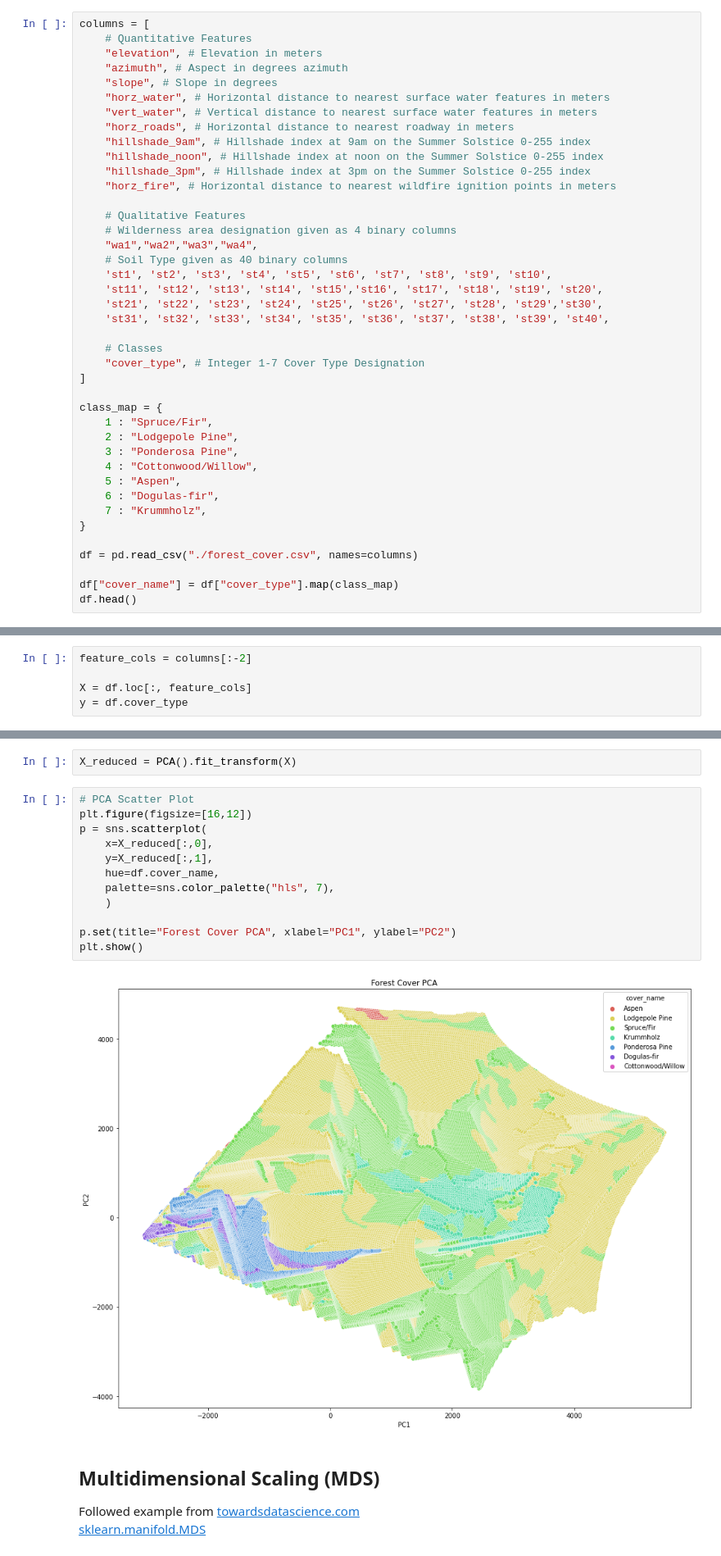
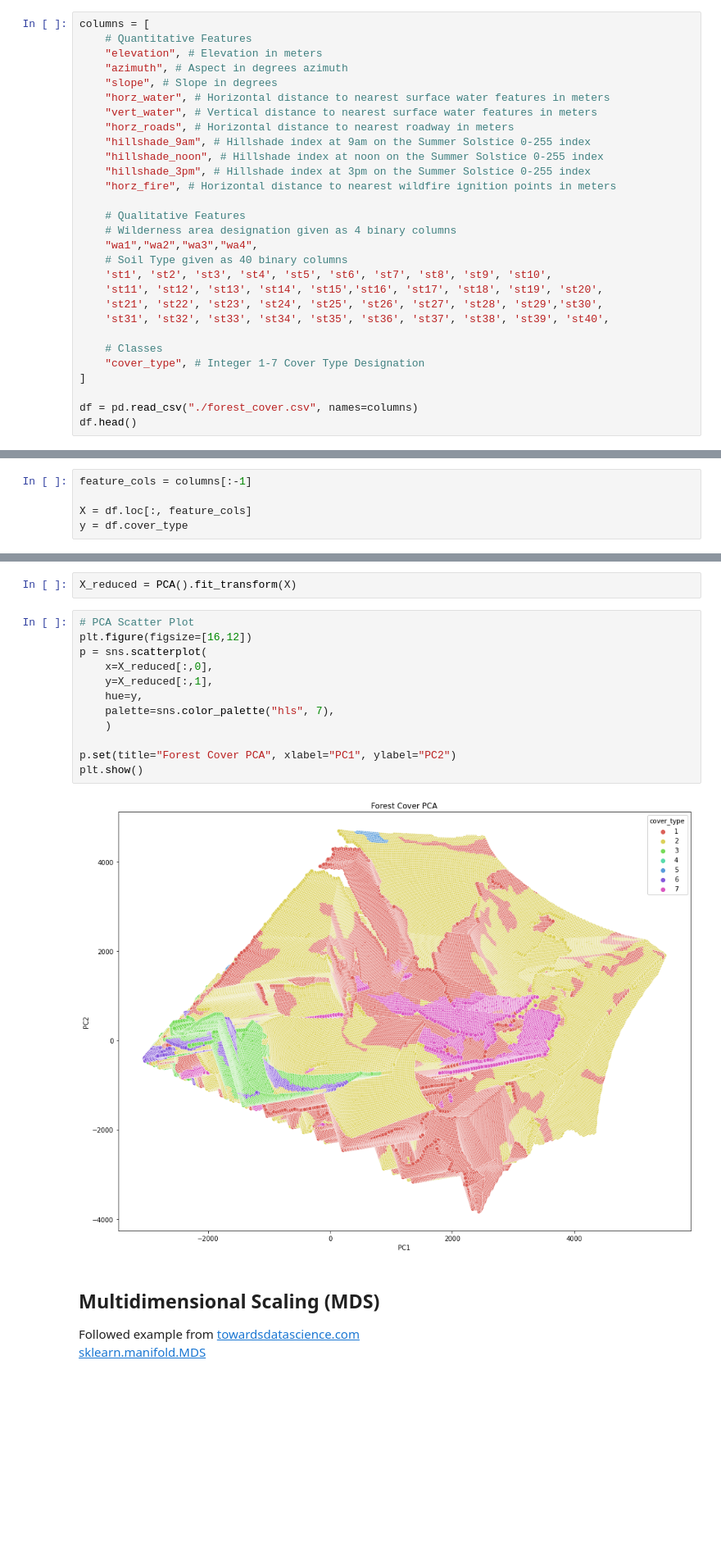
Before and after one commit to mbozada/data-science, a Jupyter notebook: forest_cover.ipynb, the cells around one changed output, grey strips where cells are left out. Shown at 82% size. Drawn from its saved outputs; the diff is of its cells as text; blank space fills up the shorter version.

```diff
--- a/forest_cover.ipynb
+++ b/forest_cover.ipynb
@@ -39,19 +45,7 @@ columns = [
     "cover_type", # Integer 1-7 Cover Type Designation
 ]
 
-class_map = {
-    1 : "Spruce/Fir",
-    2 : "Lodgepole Pine",
-    3 : "Ponderosa Pine",
-    4 : "Cottonwood/Willow",
-    5 : "Aspen",
-    6 : "Dogulas-fir",
-    7 : "Krummholz",
-}
-
 df = pd.read_csv("./forest_cover.csv", names=columns)
-
-df["cover_name"] = df["cover_type"].map(class_map)
 df.head()
 # %% [output]
 |  | elevation | azimuth | slope | horz_water | vert_water | horz_roads | hillshade_9am | hillshade_noon | ... |
@@ -64,5 +58,5 @@ df.head()
 # %%
-feature_cols = columns[:-2]
+feature_cols = columns[:-1]
 
 X = df.loc[:, feature_cols]
 y = df.cover_type
@@ -75,17 +107,17 @@ X_reduced = PCA().fit_transform(X)
 # %%
 # PCA Scatter Plot
 plt.figure(figsize=[16,12])
 p = sns.scatterplot(
     x=X_reduced[:,0],
     y=X_reduced[:,1],
-    hue=df.cover_name,
+    hue=y,
     palette=sns.color_palette("hls", 7),
     )
 
 p.set(title="Forest Cover PCA", xlabel="PC1", ylabel="PC2")
 plt.show()
 # %% [output]
-[figure, old version]
+[figure, new version]
 # %% [markdown]
 ## Multidimensional Scaling (MDS)
 Followed example from [towardsdatascience.com](https://towardsdatascience.com/visualize-multidimensional-datasets-with-mds-64d7b4c16eaa)
```
Also changed, not shown: parts of 10 cells of this notebook.
